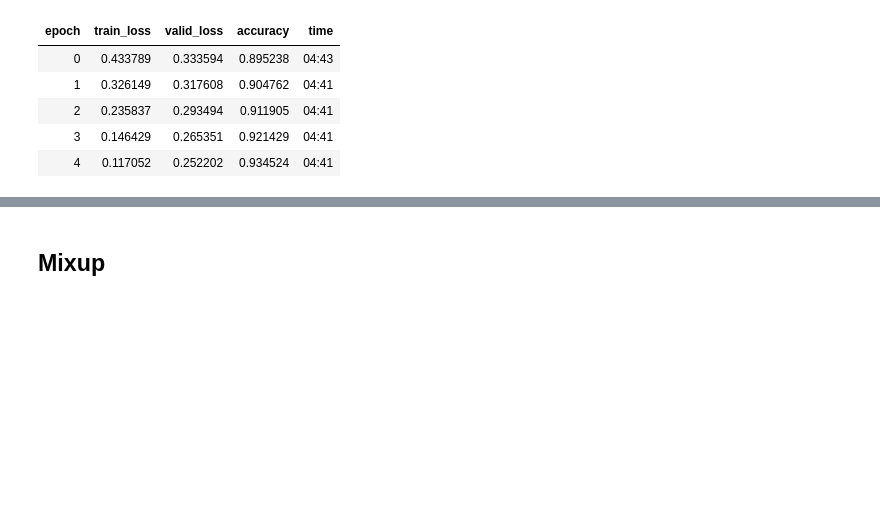
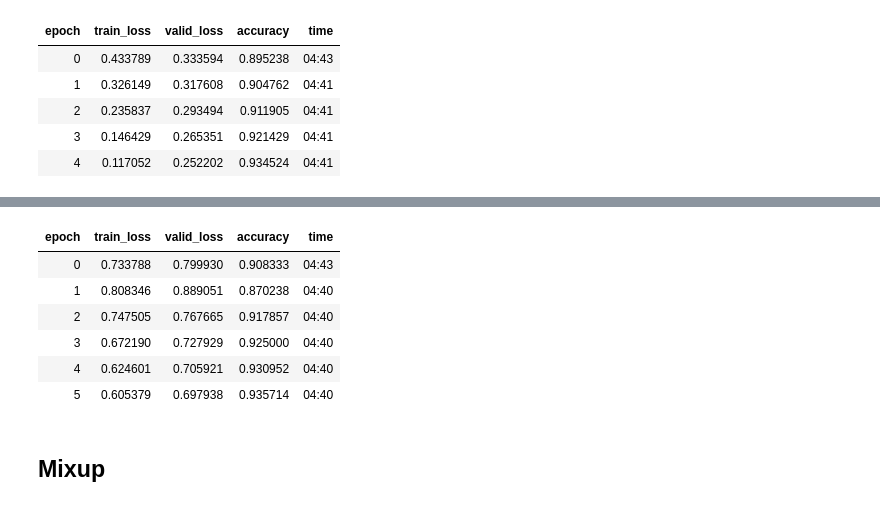
Before and after one commit to msarmi9/food-101, a Jupyter notebook: notebooks/MS-food-101-tiny-fastai2.ipynb, the cells around one changed output, grey strips where cells are left out. Cells and saved outputs as stored; diff of their text form; code cells hidden in the pictures; blank space fills up the shorter version.

```diff
--- a/notebooks/MS-food-101-tiny-fastai2.ipynb
+++ b/notebooks/MS-food-101-tiny-fastai2.ipynb
@@ -326,2 +350,14 @@ learn.fine_tune(7, 1e-3)
+# %%
+# Unfreeze and train with image size 512
+learn.unfreeze()
+learn.fit_one_cycle(6, lr_max=slice(1e-5, 1e-3))
+# %% [output]
+| epoch | train_loss | valid_loss | accuracy | time |
+| 0 | 0.733788 | 0.799930 | 0.908333 | 04:43 |
+| 1 | 0.808346 | 0.889051 | 0.870238 | 04:40 |
+| 2 | 0.747505 | 0.767665 | 0.917857 | 04:40 |
+| 3 | 0.672190 | 0.727929 | 0.925000 | 04:40 |
+| 4 | 0.624601 | 0.705921 | 0.930952 | 04:40 |
+| 5 | 0.605379 | 0.697938 | 0.935714 | 04:40 |
 # %% [markdown]
 ## Mixup
```
Also changed, not shown: parts of 7 cells of this notebook.
